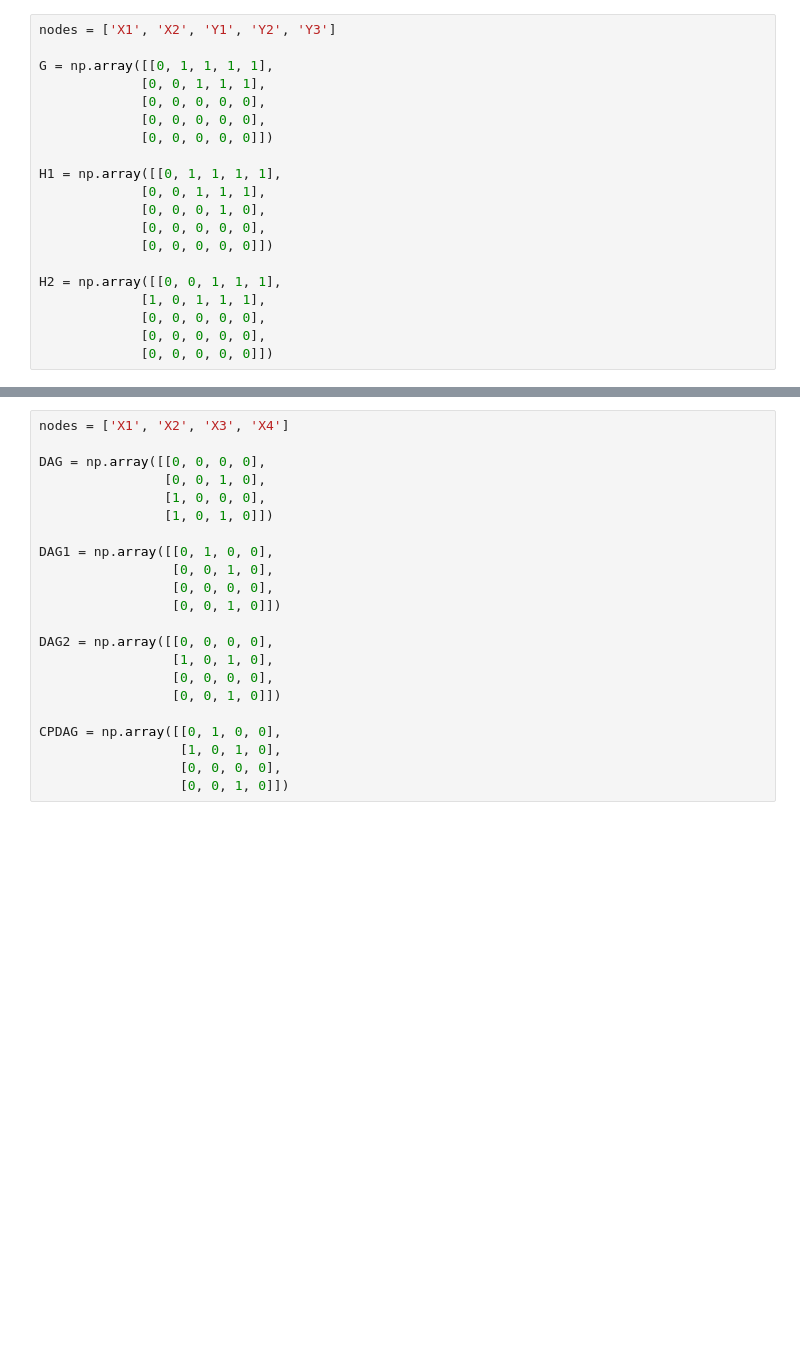
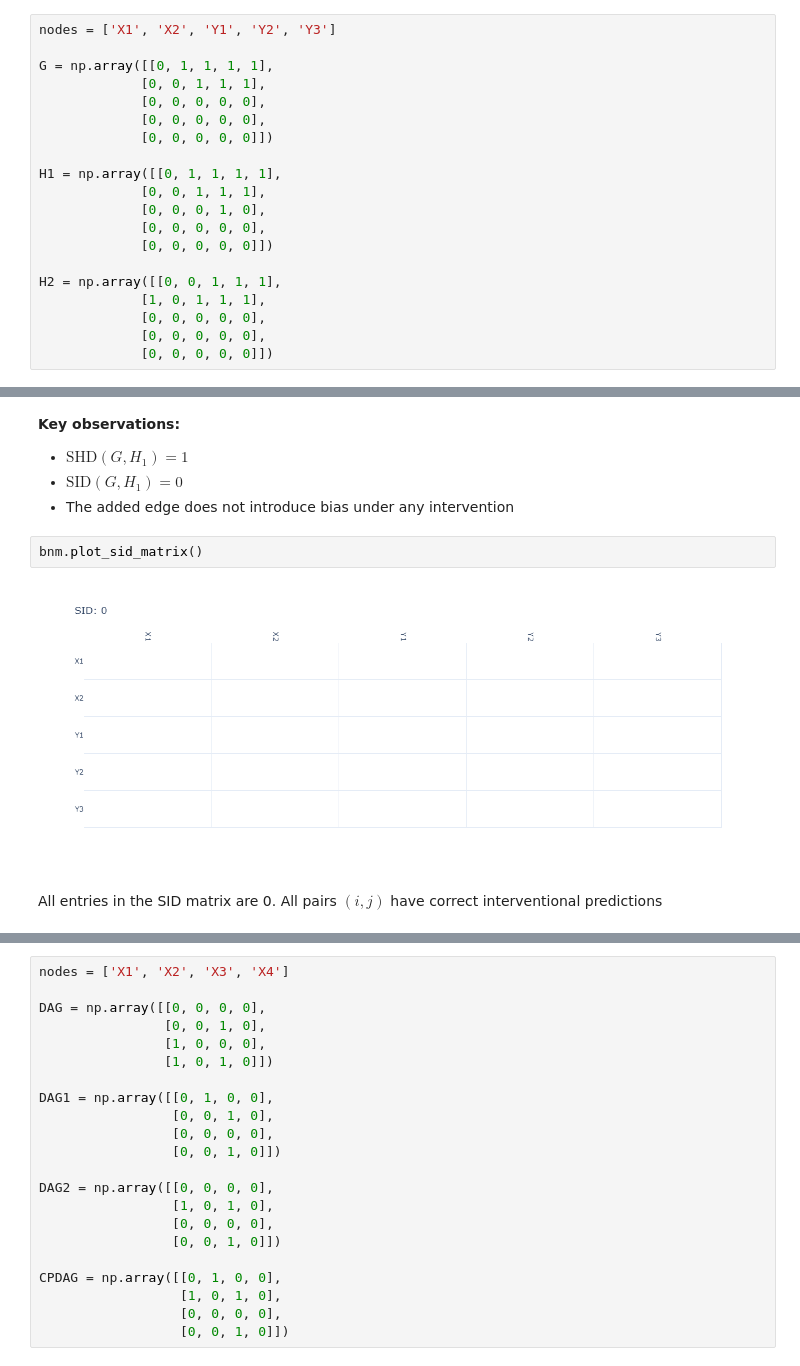
Before and after one commit to averinpa/bnm, a Jupyter notebook: use cases/sid.ipynb, the cells around one changed output, grey strips where cells are left out. Cells and saved outputs as stored; diff of their text form; blank space fills up the shorter version.

```diff
--- a/use cases/sid.ipynb
+++ b/use cases/sid.ipynb
@@ -56,0 +84,11 @@ SID Incorect Interventional distributions
+# %% [markdown]
+**Key observations:**
+- $\text{SHD}(G, H_1) = 1$
+- $\text{SID}(G, H_1) = 0$
+- The added edge does not introduce bias under any intervention
+# %%
+bnm.plot_sid_matrix()
+# %% [output]
+[figure, added]
+# %% [markdown]
+All entries in the SID matrix are 0. All pairs $(i, j)$ have correct interventional predictions
```
Also changed, not shown: parts of 53 cells of this notebook.
